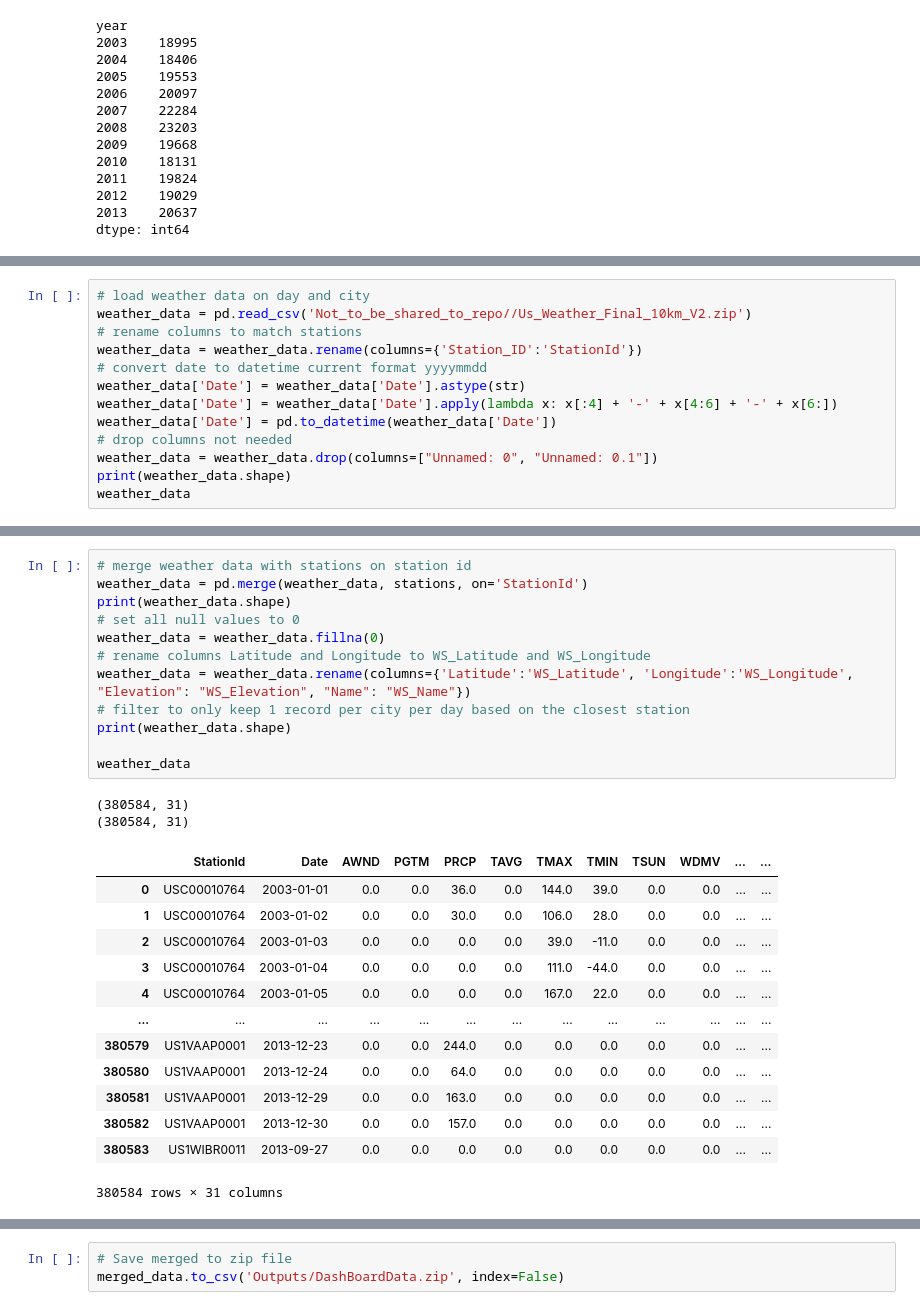
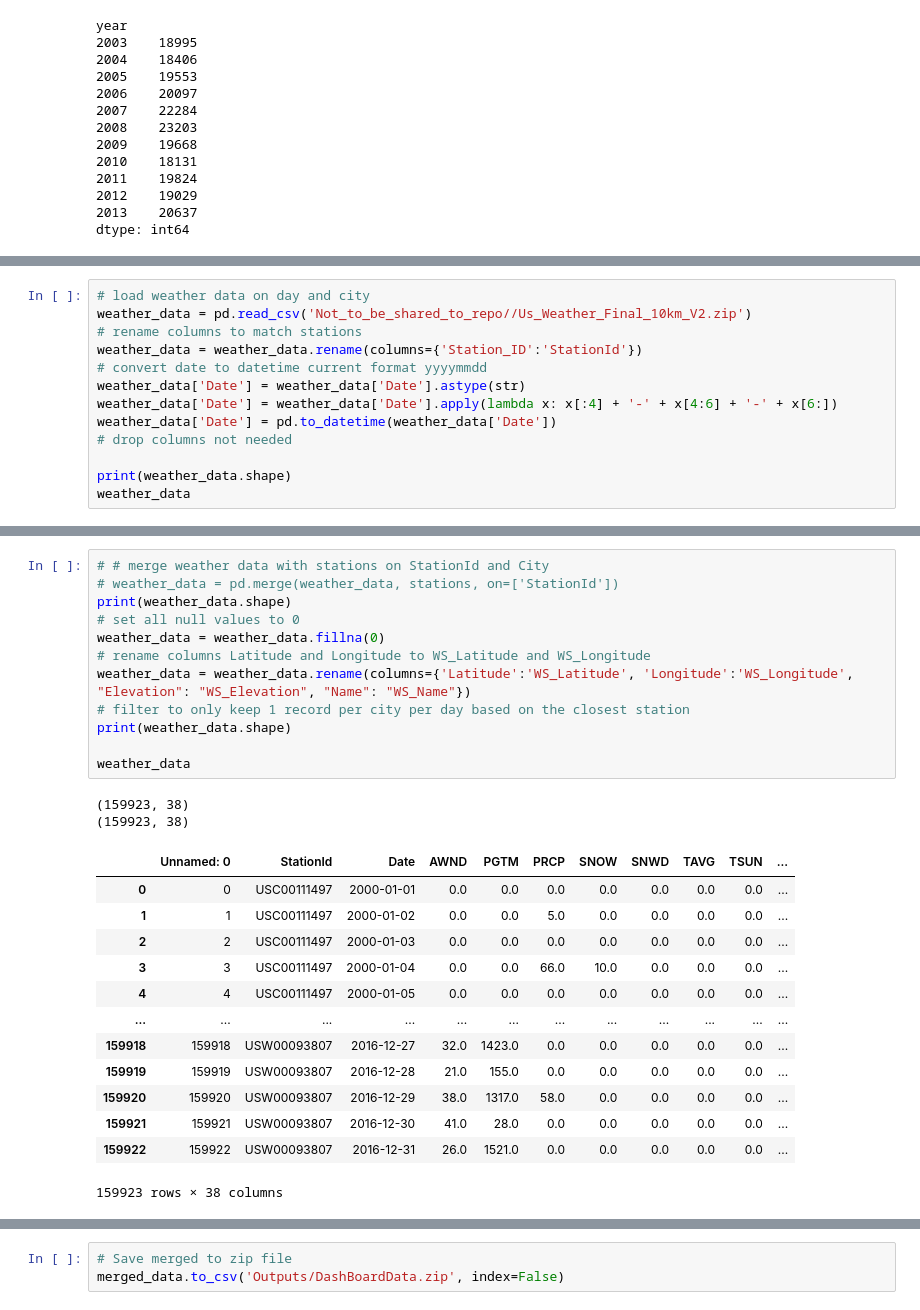
Before and after one commit to tamikamqhum/March_Team_Project, a Jupyter notebook: jupyter_notebooks/PG_Notebook_Weather_laststep.ipynb, the cells around one changed output, grey strips where cells are left out. Cells and saved outputs as stored; diff of their text form.

```diff
--- a/jupyter_notebooks/PG_Notebook_Weather_laststep.ipynb
+++ b/jupyter_notebooks/PG_Notebook_Weather_laststep.ipynb
@@ -121,7 +121,7 @@ weather_data['Date'] = weather_data['Date'].astype(str)
 weather_data['Date'] = weather_data['Date'].apply(lambda x: x[:4] + '-' + x[4:6] + '-' + x[6:])
 weather_data['Date'] = pd.to_datetime(weather_data['Date'])
 # drop columns not needed
-weather_data = weather_data.drop(columns=["Unnamed: 0", "Unnamed: 0.1"])
+
 print(weather_data.shape)
 weather_data
 # %% [output]
@@ -155,31 +173,31 @@ stations
 # %%
-# merge weather data with stations on station id
-weather_data = pd.merge(weather_data, stations, on='StationId')
+# # merge weather data with stations on StationId and City
+# weather_data = pd.merge(weather_data, stations, on=['StationId'])
 print(weather_data.shape)
 # set all null values to 0
 weather_data = weather_data.fillna(0)
 # rename columns Latitude and Longitude to WS_Latitude and WS_Longitude
 weather_data = weather_data.rename(columns={'Latitude':'WS_Latitude', 'Longitude':'WS_Longitude', "Elevation": "WS_Elevation", "Name": "WS_Name"})
 # filter to only keep 1 record per city per day based on the closest station
 print(weather_data.shape)
 
 weather_data
 # %% [output]
-(380584, 31)
-(380584, 31)
+(159923, 38)
+(159923, 38)
-|  | StationId | Date | AWND | PGTM | PRCP | TAVG | TMAX | TMIN | TSUN | WDMV | ... | ... |
-| 0 | USC00010764 | 2003-01-01 | 0.0 | 0.0 | 36.0 | 0.0 | 144.0 | 39.0 | 0.0 | 0.0 | ... | ... |
-| 1 | USC00010764 | 2003-01-02 | 0.0 | 0.0 | 30.0 | 0.0 | 106.0 | 28.0 | 0.0 | 0.0 | ... | ... |
-| 2 | USC00010764 | 2003-01-03 | 0.0 | 0.0 | 0.0 | 0.0 | 39.0 | -11.0 | 0.0 | 0.0 | ... | ... |
-| 3 | USC00010764 | 2003-01-04 | 0.0 | 0.0 | 0.0 | 0.0 | 111.0 | -44.0 | 0.0 | 0.0 | ... | ... |
-| 4 | USC00010764 | 2003-01-05 | 0.0 | 0.0 | 0.0 | 0.0 | 167.0 | 22.0 | 0.0 | 0.0 | ... | ... |
-| ... | ... | ... | ... | ... | ... | ... | ... | ... | ... | ... | ... | ... |
-| 380579 | US1VAAP0001 | 2013-12-23 | 0.0 | 0.0 | 244.0 | 0.0 | 0.0 | 0.0 | 0.0 | 0.0 | ... | ... |
-| 380580 | US1VAAP0001 | 2013-12-24 | 0.0 | 0.0 | 64.0 | 0.0 | 0.0 | 0.0 | 0.0 | 0.0 | ... | ... |
-| 380581 | US1VAAP0001 | 2013-12-29 | 0.0 | 0.0 | 163.0 | 0.0 | 0.0 | 0.0 | 0.0 | 0.0 | ... | ... |
-| 380582 | US1VAAP0001 | 2013-12-30 | 0.0 | 0.0 | 157.0 | 0.0 | 0.0 | 0.0 | 0.0 | 0.0 | ... | ... |
-| 380583 | US1WIBR0011 | 2013-09-27 | 0.0 | 0.0 | 0.0 | 0.0 | 0.0 | 0.0 | 0.0 | 0.0 | ... | ... |
+|  | Unnamed: 0 | StationId | Date | AWND | PGTM | PRCP | SNOW | SNWD | TAVG | TSUN | ... |
+| 0 | 0 | USC00111497 | 2000-01-01 | 0.0 | 0.0 | 0.0 | 0.0 | 0.0 | 0.0 | 0.0 | ... |
+| 1 | 1 | USC00111497 | 2000-01-02 | 0.0 | 0.0 | 5.0 | 0.0 | 0.0 | 0.0 | 0.0 | ... |
+| 2 | 2 | USC00111497 | 2000-01-03 | 0.0 | 0.0 | 0.0 | 0.0 | 0.0 | 0.0 | 0.0 | ... |
+| 3 | 3 | USC00111497 | 2000-01-04 | 0.0 | 0.0 | 66.0 | 10.0 | 0.0 | 0.0 | 0.0 | ... |
+| 4 | 4 | USC00111497 | 2000-01-05 | 0.0 | 0.0 | 0.0 | 0.0 | 0.0 | 0.0 | 0.0 | ... |
+| ... | ... | ... | ... | ... | ... | ... | ... | ... | ... | ... | ... |
+| 159918 | 159918 | USW00093807 | 2016-12-27 | 32.0 | 1423.0 | 0.0 | 0.0 | 0.0 | 0.0 | 0.0 | ... |
+| 159919 | 159919 | USW00093807 | 2016-12-28 | 21.0 | 155.0 | 0.0 | 0.0 | 0.0 | 0.0 | 0.0 | ... |
+| 159920 | 159920 | USW00093807 | 2016-12-29 | 38.0 | 1317.0 | 58.0 | 0.0 | 0.0 | 0.0 | 0.0 | ... |
+| 159921 | 159921 | USW00093807 | 2016-12-30 | 41.0 | 28.0 | 0.0 | 0.0 | 0.0 | 0.0 | 0.0 | ... |
+| 159922 | 159922 | USW00093807 | 2016-12-31 | 26.0 | 1521.0 | 0.0 | 0.0 | 0.0 | 0.0 | 0.0 | ... |
-380584 rows × 31 columns
+159923 rows × 38 columns
 # %%
 # filter pollution data to have 1 record per city per day using the record with the lowest CityDistance
 print(pollution_data_cleaned.shape)
```
Also changed, not shown: parts of 14 cells of this notebook, 25 other files.
